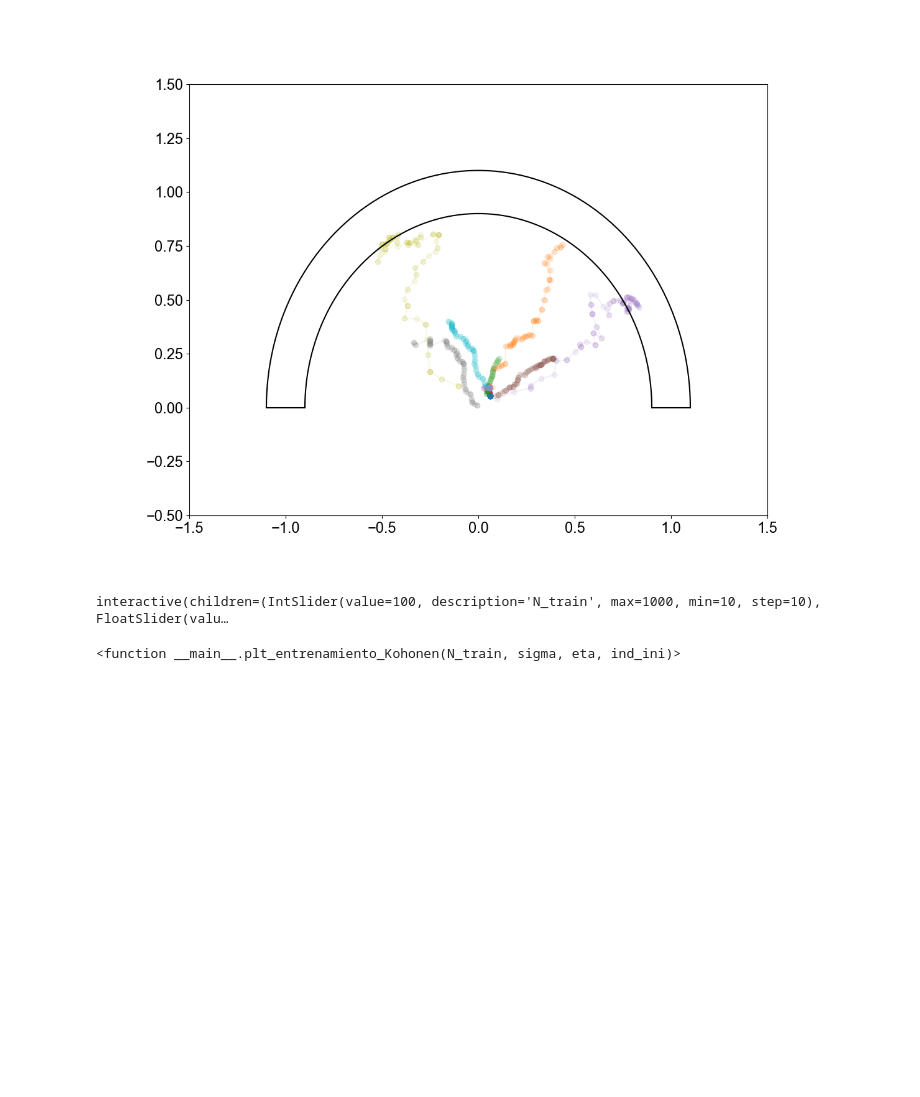
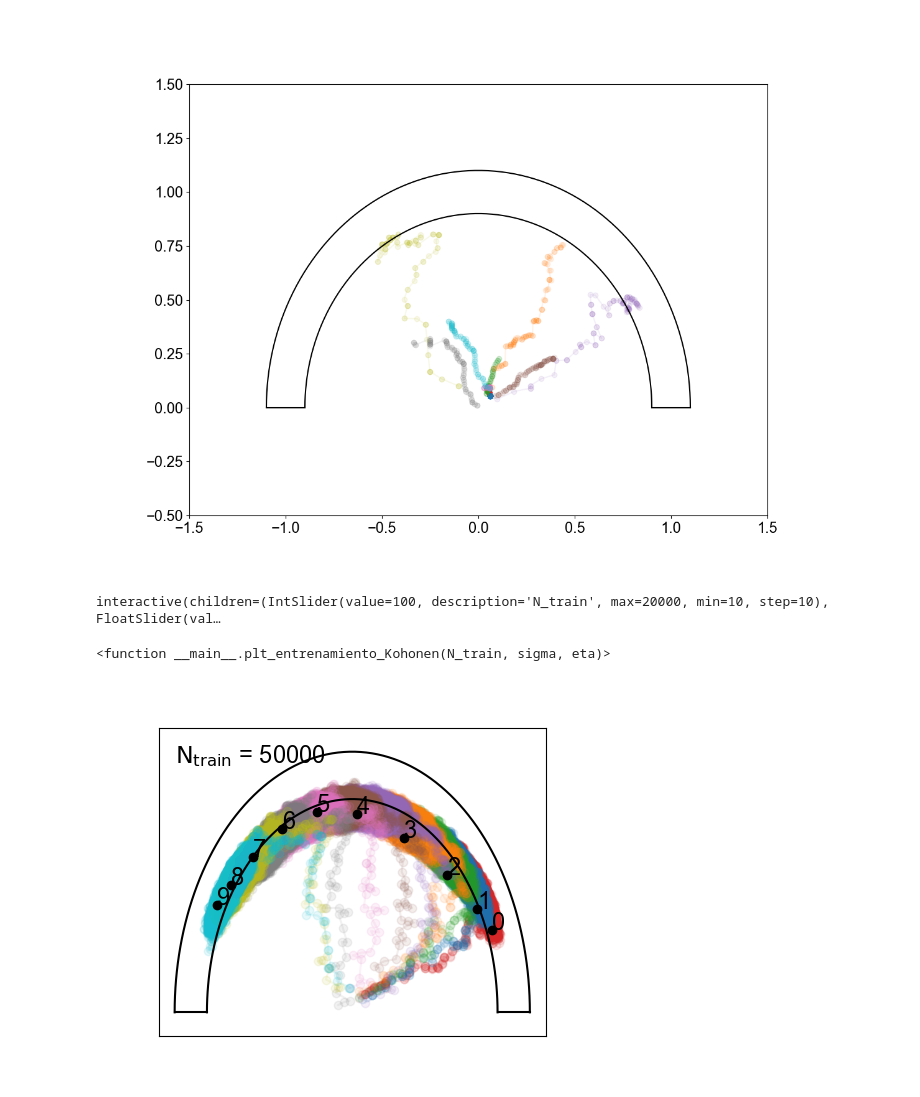
Before and after one commit to Lupama2/RedesNeuronales, a Jupyter notebook: Practicas/practica_5/Chehade_practica5.ipynb, the cells around one changed output. Saved outputs shown, nothing was run; the diff lists cells and outputs as text; code cells hidden in the pictures; blank space fills up the shorter version.

Commit message:
Hago figuras para ej2 P5

```diff
--- a/Practicas/practica_5/Chehade_practica5.ipynb
+++ b/Practicas/practica_5/Chehade_practica5.ipynb
@@ -288,15 +288,10 @@ ax.set_ylim(-0.5,1.5)
 (-0.5, 1.5)
 [figure]
 # %%
-def plt_entrenamiento_Kohonen(N_train, sigma, eta,ind_ini):
+def plt_entrenamiento_Kohonen(N_train, sigma, eta):
     #Redef seed
     np.random.seed(0)
 
-    #ind_ini:ind_max indican entre qué tiempos mínimos y máximos graficar
-    if ind_ini == -1:
-        alpha = 1
-    else:
-        alpha=0.1
 
     w_matriz = entrenamiento_Kohonen(N_train, sigma, eta)
 
@@ -307,7 +302,8 @@ def plt_entrenamiento_Kohonen(N_train, sigma, eta,ind_ini):
 
     #Grafico los pesos
     for i in range(M):
-        ax.plot(w_matriz[ind_ini:,i,0],w_matriz[ind_ini:,i,1],'o-',color=color_vec[i], alpha = alpha)
+        ax.plot(w_matriz[0:,i,0],w_matriz[0:,i,1],'o-',color=color_vec[i], alpha = 0.1)
+    for i in range(M):
         #Pinto de otro color el último punto
         ax.plot(w_matriz[-1,i,0],w_matriz[-1,i,1],'o-',color="k", alpha = 1)
         ax.text(w_matriz[-1,i,0],w_matriz[-1,i,1],str(i),color="k",alpha=1)
@@ -322,6 +318,16 @@ def plt_entrenamiento_Kohonen(N_train, sigma, eta,ind_ini):
     ax.set_xlim(-1.2,1.2)
     ax.set_ylim(-0.1,1.2)
 
+    #Quito los tickslabels
+    ax.set_xticklabels([])
+    ax.set_yticklabels([])
+    ax.set_xticks([])
+    ax.set_yticks([])
+
+    #Agrego arriba a la izquierda el valor de N_train
+    ax.text(-1.1,1.05,'$\mathrm{N_{train}}$ = '+str(N_train),color="k",alpha=1)
+
+
     plt.show()
 
     return
@@ -330,7 +336,7 @@ def plt_entrenamiento_Kohonen(N_train, sigma, eta,ind_ini):
 from ipywidgets import interact, interactive, fixed, interact_manual
 import ipywidgets as widgets
 
-interact(plt_entrenamiento_Kohonen, N_train=widgets.IntSlider(min=10, max=1000, step=10, value=100), sigma=widgets.FloatSlider(min=0.1, max=10, step=0.1, value=0.5), eta=widgets.FloatSlider(min=0.01, max=1, step=0.01, value=0.1), ind_ini=widgets.IntSlider(min=-1, max=0, step=1, value=0))
+interact(plt_entrenamiento_Kohonen, N_train=widgets.IntSlider(min=10, max=20000, step=10, value=100), sigma=widgets.FloatSlider(min=0.1, max=10, step=0.1, value=0.5), eta=widgets.FloatSlider(min=0.01, max=1, step=0.01, value=0.1), ind_ini=widgets.IntSlider(min=-1, max=0, step=1, value=0))
 # %% [output]
-interactive(children=(IntSlider(value=100, description='N_train', max=1000, min=10, step=10), FloatSlider(valu…
+interactive(children=(IntSlider(value=100, description='N_train', max=20000, min=10, step=10), FloatSlider(val…
-<function __main__.plt_entrenamiento_Kohonen(N_train, sigma, eta, ind_ini)>
+<function __main__.plt_entrenamiento_Kohonen(N_train, sigma, eta)>
@@ -338,0 +343,53 @@ interactive(children=(IntSlider(value=100, description='N_train', max=1000, min=
+# %%
+#Guardo gráficos particulares y los guardo
+# plt_entrenamiento_Kohonen(N_train, sigma, eta)
+
+#Figura 1
+sigma = 1
+eta = 0.1
+
+# plt_entrenamiento_Kohonen(10, sigma, eta)
+# plt.savefig('Informe/ej2_fig1_1.png', bbox_inches='tight', dpi=300)
+
+# plt_entrenamiento_Kohonen(200, sigma, eta)
+# plt.savefig('Informe/ej2_fig1_2.png', bbox_inches='tight', dpi=300)
+
+# plt_entrenamiento_Kohonen(750, sigma, eta)
+# plt.savefig('Informe/ej2_fig1_3.png', bbox_inches='tight', dpi=300)
+
+# plt_entrenamiento_Kohonen(1750, sigma, eta)
+# plt.savefig('Informe/ej2_fig1_4.png', bbox_inches='tight', dpi=300)
+
+#Figura 2
+sigma = 2
+eta = 0.1
+
+# plt_entrenamiento_Kohonen(10, sigma, eta)
+# plt.savefig('Informe/ej2_fig2_1.png', bbox_inches='tight', dpi=300)
+
+# plt_entrenamiento_Kohonen(200, sigma, eta)
+# plt.savefig('Informe/ej2_fig2_2.png', bbox_inches='tight', dpi=300)
+
+# plt_entrenamiento_Kohonen(750, sigma, eta)
+# plt.savefig('Informe/ej2_fig2_3.png', bbox_inches='tight', dpi=300)
+
+plt_entrenamiento_Kohonen(50000, sigma, eta)
+plt.savefig('Informe/ej2_fig2_4.png', bbox_inches='tight', dpi=300)
+
+#Figura 3
+sigma = 1
+eta = 0.01
+
+# plt_entrenamiento_Kohonen(10, sigma, eta)
+# plt.savefig('Informe/ej2_fig3_1.png', bbox_inches='tight', dpi=300)
+
+# plt_entrenamiento_Kohonen(200, sigma, eta)
+# plt.savefig('Informe/ej2_fig3_2.png', bbox_inches='tight', dpi=300)
+
+# plt_entrenamiento_Kohonen(750, sigma, eta)
+# plt.savefig('Informe/ej2_fig3_3.png', bbox_inches='tight', dpi=300)
+
+# plt_entrenamiento_Kohonen(6000, sigma, eta)
+# plt.savefig('Informe/ej2_fig3_4.png', bbox_inches='tight', dpi=300)
+# %% [output]
+[figure, added]
```
Also changed, not shown: parts of 2 cells of this notebook, 19 other files.
